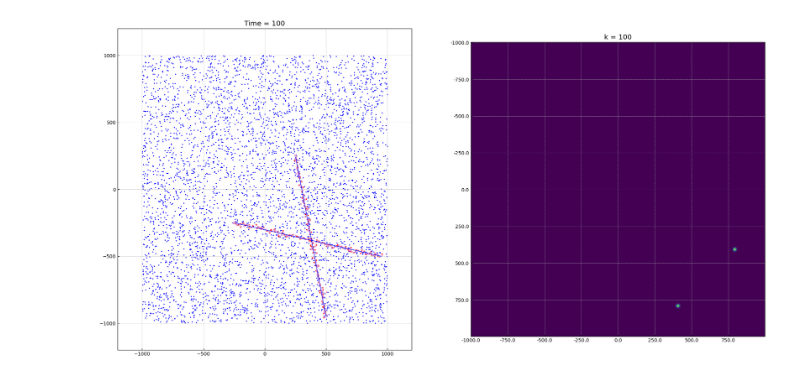
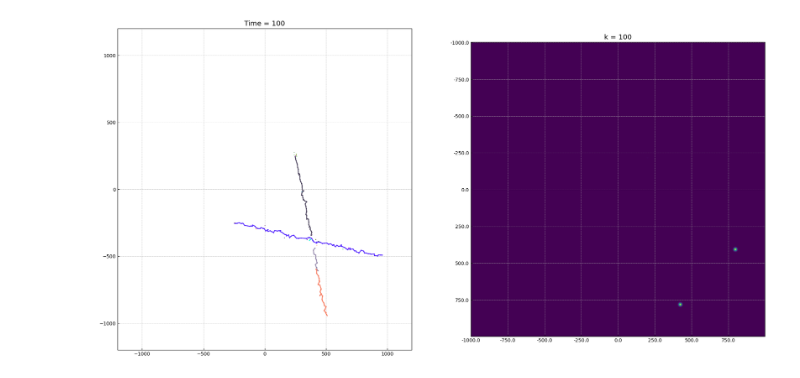
Before and after one commit to CyberBabushkin/gmphd-fusion, a Jupyter notebook: notebooks/gmphd.ipynb, the cells around one changed output. Cells and saved outputs as stored; diff of their text form; code cells hidden in the pictures.

Commit message:
fix: tracks are functional now

```diff
--- a/notebooks/gmphd.ipynb
+++ b/notebooks/gmphd.ipynb
@@ -105,35 +107,35 @@ ax1.set_xlim(*xlim)
 ax1.set_ylim(*ylim)
 ax1.set_facecolor("white")
 
 x_res = y_res = 500
 
 ax2.set_xticks(np.linspace(0, x_res, num=9), np.linspace(surveillance_region[0][0], surveillance_region[1][0], num=9))
 ax2.set_yticks(np.linspace(0, y_res, num=9), np.linspace(surveillance_region[0][1], surveillance_region[1][1], num=9))
 # ax2.set_xlim(*xlim)
 # ax2.set_ylim(*ylim)
 # ax1.set_facecolor("white")
 
 # cut = 0
 # gt_cut = Track(label=gt_track.label, start_time=gt_track.start_time + cut, end_time=gt_track.end_time, estimates=gt_track.estimates[cut:])
 # fake_cut = Track(label=fake_track.label, start_time=fake_track.start_time + cut, end_time=fake_track.end_time, estimates=fake_track.estimates[cut:])
 
 visualize_trajectories(
     axis=ax1,
-    ground_truth=gt_track,
-    estimates=estimates,
-    measurements=np.hstack(measurements),
-    clutter=np.hstack(clutter),
+    ground_truth=None,#gt_track,
+    estimates=tracks,
+    measurements=None,#np.hstack(measurements),
+    clutter=None,#np.hstack(clutter),
     time=n_samples,
 )
 visualize_mixture(
     axis=ax2,
     mixture=gmphd.posterior,
     time=n_samples,
     xlim=xlim,
     ylim=ylim,
     x_res=x_res,
     y_res=y_res,
 )
 plt.show()
 # %% [output]
-[figure, old version]
+[figure, new version]
```
Also changed, not shown: parts of 2 cells of this notebook, 1 other file.
